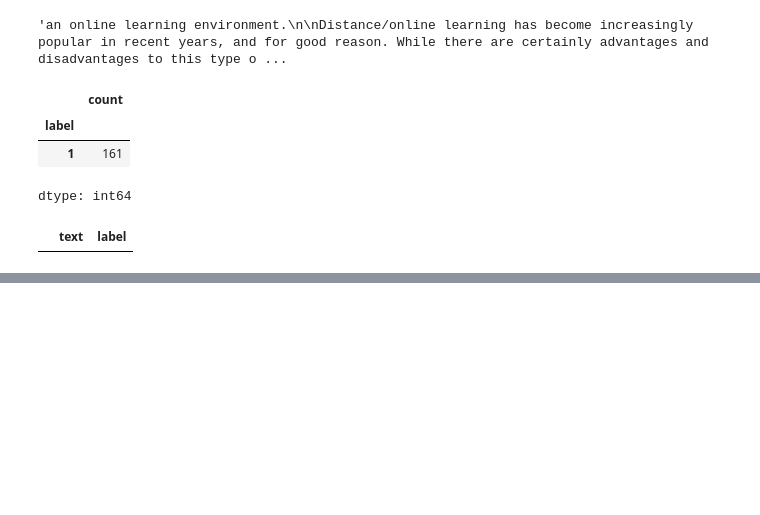
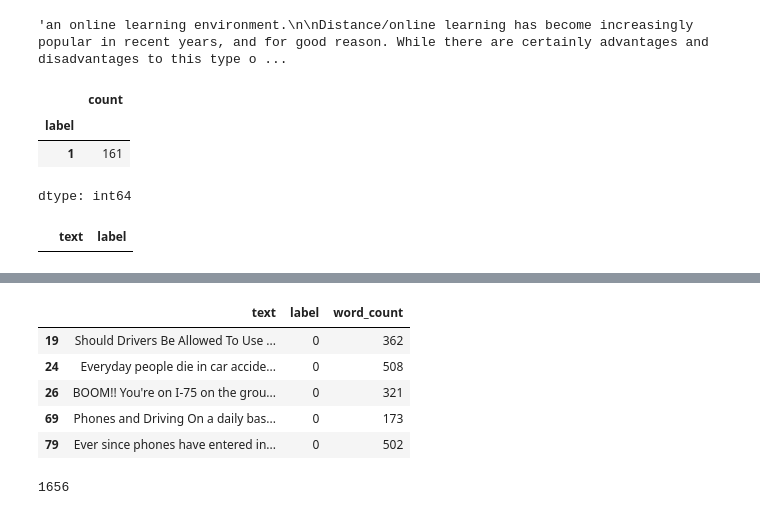
Before and after one commit to Sirapop12345/sp, a Jupyter notebook: Data_Preparation.ipynb, the cells around one changed output, grey strips where cells are left out. Cells and saved outputs as stored; diff of their text form; code cells hidden in the pictures; blank space fills up the shorter version.

```diff
--- a/Data_Preparation.ipynb
+++ b/Data_Preparation.ipynb
@@ -682,0 +721,13 @@ df1[df1['text'].str.contains('Subject:')]
+# %%
+# Define the regex pattern to check for multiple consecutive '!' or '.'
+pattern = r'[!.]{2,}'
+
+# Find rows where the pattern exists
+df1[df1['text'].str.contains(pattern, regex=True)].head()
+# %% [output]
+|  | text | label | word_count |
+| 19 | Should Drivers Be Allowed To Use ... | 0 | 362 |
+| 24 | Everyday people die in car accide... | 0 | 508 |
+| 26 | BOOM!! You're on I-75 on the grou... | 0 | 321 |
+| 69 | Phones and Driving On a daily bas... | 0 | 173 |
+| 79 | Ever since phones have entered in... | 0 | 502 |
@@ -682,0 +740,5 @@ df1[df1['text'].str.contains('Subject:')]
+# %%
+df1['word_count'] = df1['text'].apply(word_count)
+df1['word_count'].max()
+# %% [output]
+1656
```
Also changed, not shown: parts of 12 cells of this notebook.
